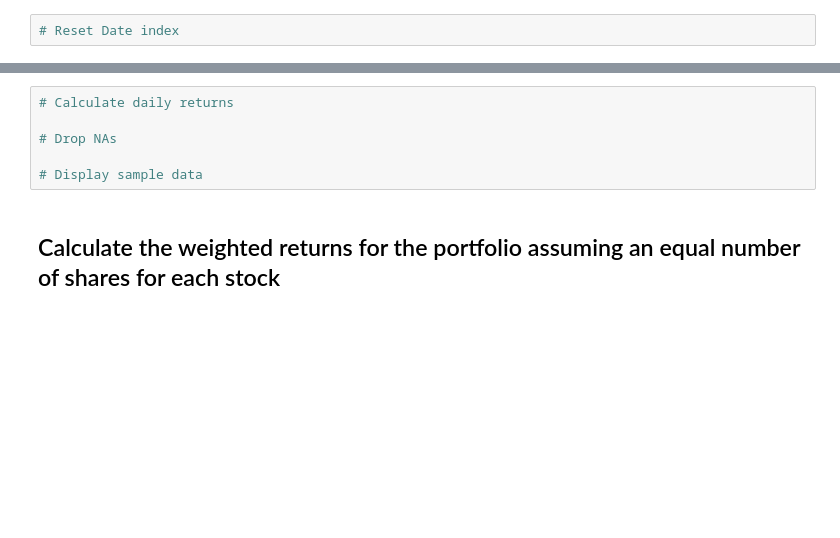
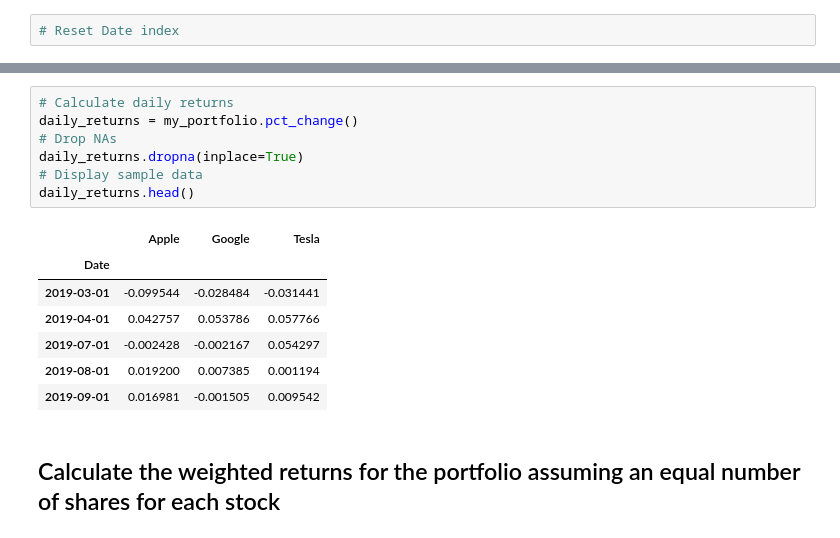
Before and after one commit to nagpalmanpreet/whale-analysis, a Jupyter notebook: whale_analysis.ipynb, the cells around one changed output, grey strips where cells are left out. Cells and saved outputs as stored; diff of their text form; blank space fills up the shorter version.

```diff
--- a/whale_analysis.ipynb
+++ b/whale_analysis.ipynb
@@ -377,9 +443,18 @@ In this section, you will build your own portfolio of stocks, calculate the retu
 # %%
 # Calculate daily returns
-
+daily_returns = my_portfolio.pct_change()
 # Drop NAs
-
+daily_returns.dropna(inplace=True)
 # Display sample data
+daily_returns.head()
+# %% [output]
+|  | Apple | Google | Tesla |
+| Date |  |  |  |
+| 2019-03-01 | -0.099544 | -0.028484 | -0.031441 |
+| 2019-04-01 | 0.042757 | 0.053786 | 0.057766 |
+| 2019-07-01 | -0.002428 | -0.002167 | 0.054297 |
+| 2019-08-01 | 0.019200 | 0.007385 | 0.001194 |
+| 2019-09-01 | 0.016981 | -0.001505 | 0.009542 |
 # %% [markdown]
 ## Calculate the weighted returns for the portfolio assuming an equal number of shares for each stock
 # %%
```
Also changed, not shown: parts of 8 cells of this notebook.
